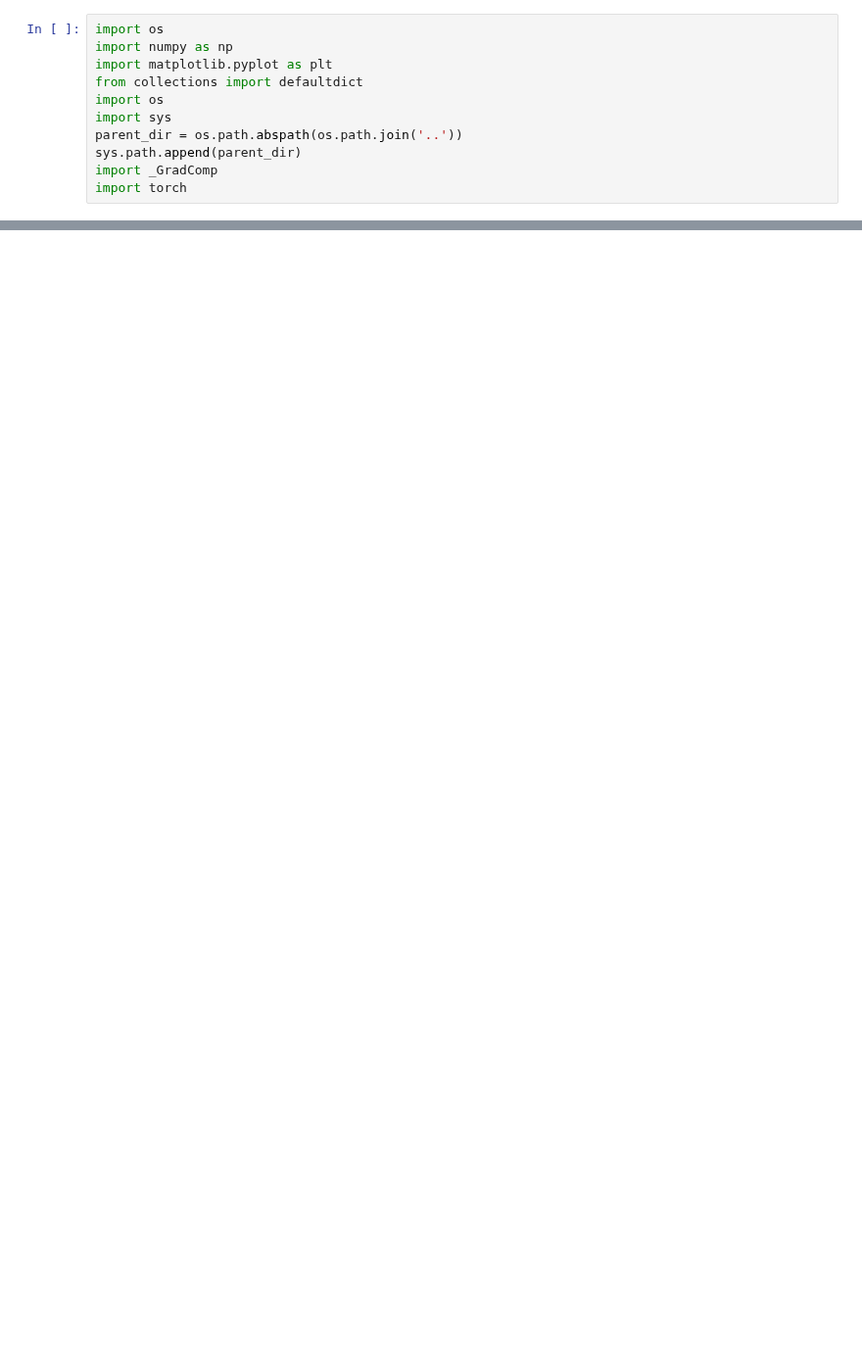
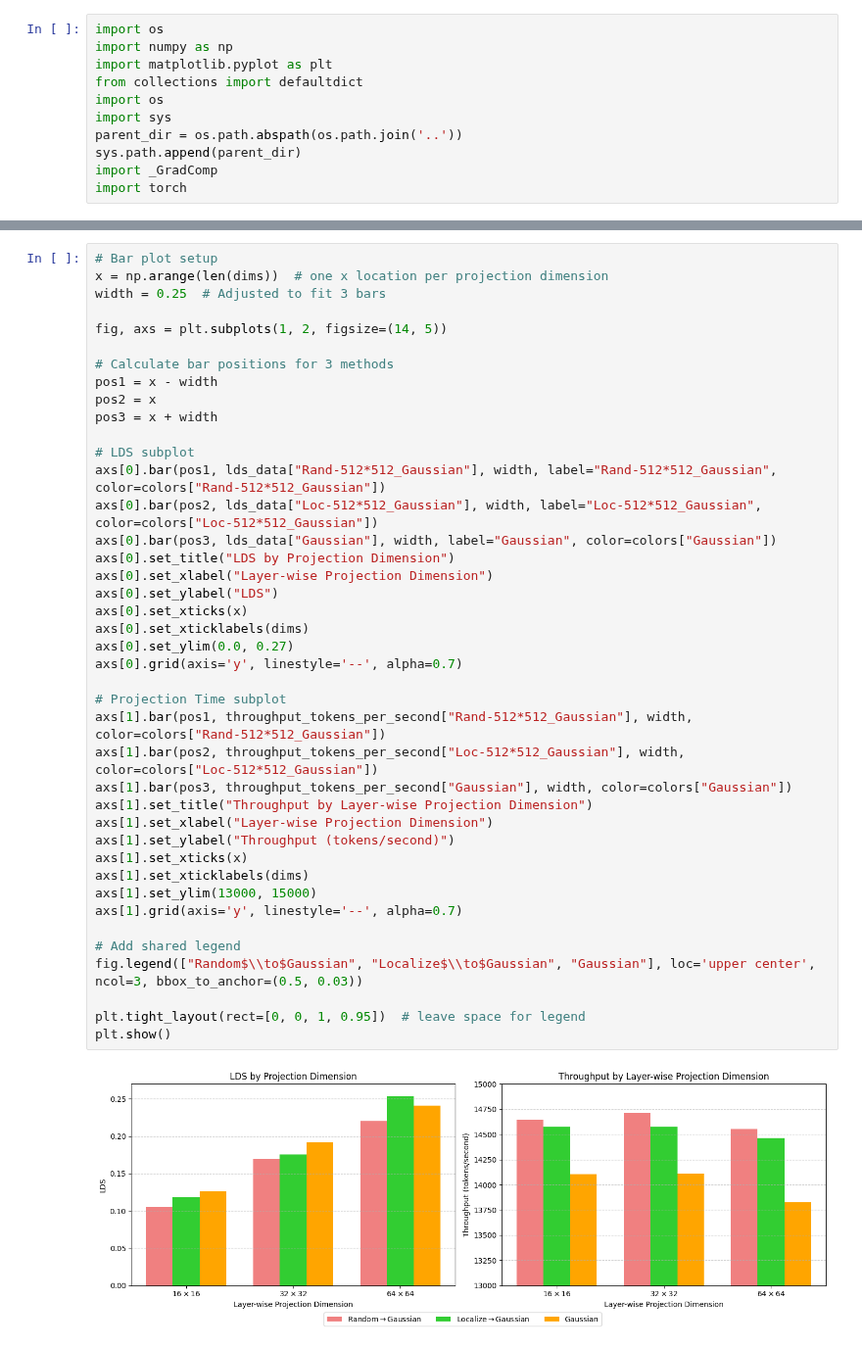
Before and after one commit to TRAIS-Lab/GraSS, a Jupyter notebook: GPT2_wikitext/visualization.ipynb, the cells around one changed output, grey strips where cells are left out. Shown at 98% size. Drawn from its saved outputs; the diff is of its cells as text; blank space fills up the shorter version.

```diff
--- a/GPT2_wikitext/visualization.ipynb
+++ b/GPT2_wikitext/visualization.ipynb
@@ -102,0 +163,43 @@ plt.show()
+# %%
+# Bar plot setup
+x = np.arange(len(dims))  # one x location per projection dimension
+width = 0.25  # Adjusted to fit 3 bars
+
+fig, axs = plt.subplots(1, 2, figsize=(14, 5))
+
+# Calculate bar positions for 3 methods
+pos1 = x - width
+pos2 = x
+pos3 = x + width
+
+# LDS subplot
+axs[0].bar(pos1, lds_data["Rand-512*512_Gaussian"], width, label="Rand-512*512_Gaussian", color=colors["Rand-512*512_Gaussian"])
+axs[0].bar(pos2, lds_data["Loc-512*512_Gaussian"], width, label="Loc-512*512_Gaussian", color=colors["Loc-512*512_Gaussian"])
+axs[0].bar(pos3, lds_data["Gaussian"], width, label="Gaussian", color=colors["Gaussian"])
+axs[0].set_title("LDS by Projection Dimension")
+axs[0].set_xlabel("Layer-wise Projection Dimension")
+axs[0].set_ylabel("LDS")
+axs[0].set_xticks(x)
+axs[0].set_xticklabels(dims)
+axs[0].set_ylim(0.0, 0.27)
+axs[0].grid(axis='y', linestyle='--', alpha=0.7)
+
+# Projection Time subplot
+axs[1].bar(pos1, throughput_tokens_per_second["Rand-512*512_Gaussian"], width, color=colors["Rand-512*512_Gaussian"])
+axs[1].bar(pos2, throughput_tokens_per_second["Loc-512*512_Gaussian"], width, color=colors["Loc-512*512_Gaussian"])
+axs[1].bar(pos3, throughput_tokens_per_second["Gaussian"], width, color=colors["Gaussian"])
+axs[1].set_title("Throughput by Layer-wise Projection Dimension")
+axs[1].set_xlabel("Layer-wise Projection Dimension")
+axs[1].set_ylabel("Throughput (tokens/second)")
+axs[1].set_xticks(x)
+axs[1].set_xticklabels(dims)
+axs[1].set_ylim(13000, 15000)
+axs[1].grid(axis='y', linestyle='--', alpha=0.7)
+
+# Add shared legend
+fig.legend(["Random$\\to$Gaussian", "Localize$\\to$Gaussian", "Gaussian"], loc='upper center', ncol=3, bbox_to_anchor=(0.5, 0.03))
+
+plt.tight_layout(rect=[0, 0, 1, 0.95])  # leave space for legend
+plt.show()
+# %% [output]
+[figure, added]
```
Also changed, not shown: parts of 3 cells of this notebook, 13 other files.
